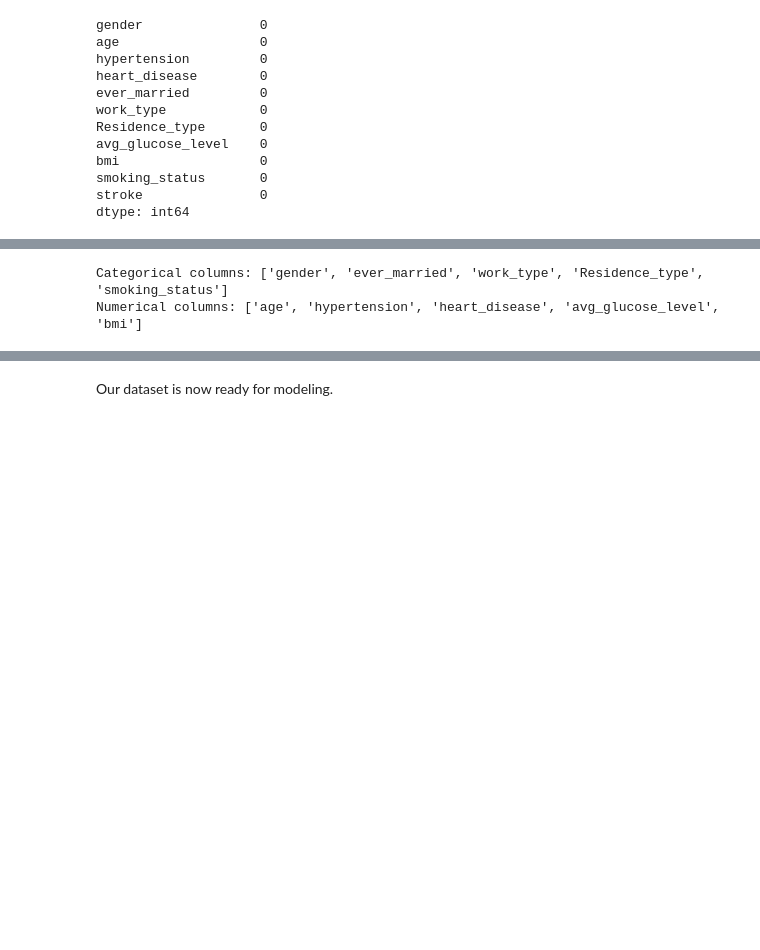
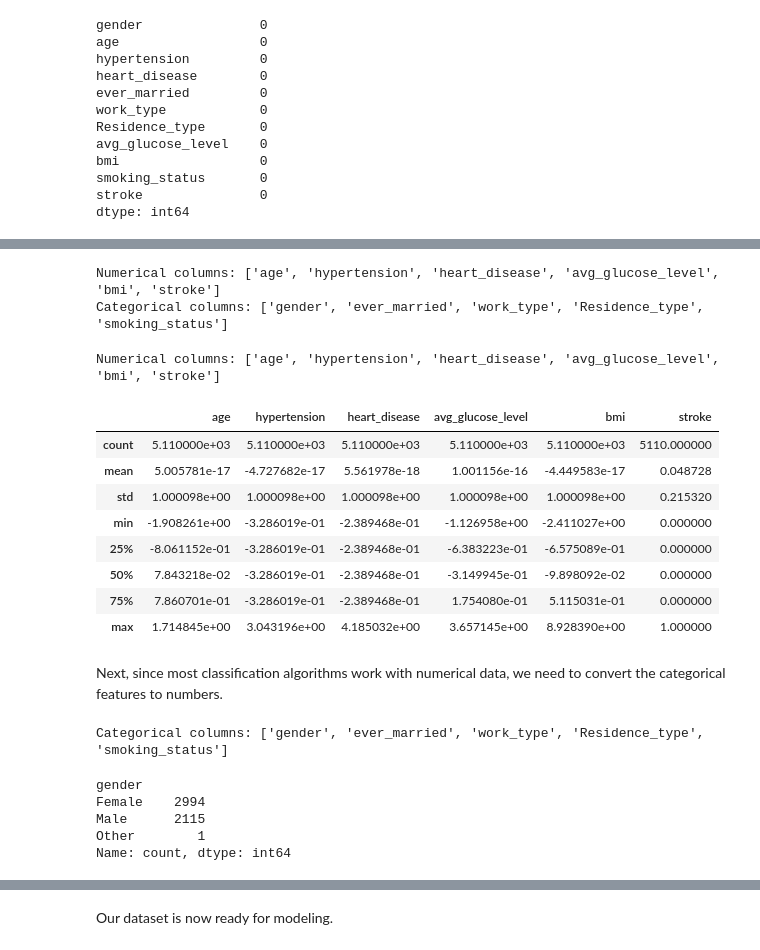
Before and after one commit to kevinwjin/cpsc581, a Jupyter notebook: kevin.ipynb, the cells around one changed output, grey strips where cells are left out. Cells and saved outputs as stored; diff of their text form; code cells hidden in the pictures; blank space fills up the shorter version.

```diff
--- a/kevin.ipynb
+++ b/kevin.ipynb
@@ -135,9 +175,9 @@ Shapiro-Wilk test statistic: 0.9535468320743545 p-value: 6.615876600227794e-37
 A skewness of 1.055 indicates that the distribution of 'bmi' has a tail extending to the right. A kurtosis value of 3.36 (compared to a normal distribution's value of 3) indicates that the distribution has heavier tails and a sharper peak than a normal distribution. Finally, the Shapiro-Wilk test returning a p-value of almost zero indicates that we should reject the null hypothesis that the distribution is normal. In conclusion, there is little doubt that the 'bmi' distribution is skewed, and as such, we should use the **median** to impute its missing values.
 # %%
 # Impute the missing values of 'bmi' with the median of the column
-bmi_median = data_svc['bmi'].median()
-data_svc.fillna({'bmi': bmi_median}, inplace=True)
-data_svc.head()
+bmi_median = data['bmi'].median()
+data.fillna({'bmi': bmi_median}, inplace=True)
+data.head()
 # %% [output]
 |  | gender | age | hypertension | heart_disease | ever_married | work_type | Residence_type | ... |
 | 0 | Male | 67.0 | 0 | 1 | Yes | Private | Urban | ... |
@@ -166,11 +206,44 @@ Since the dataset contains both numerical and categorical features, and since we
 # %%
-# Identify categorical columns and numerical columns
-categorical_cols = data_svc.select_dtypes(include=["object"]).columns.tolist()
-numerical_cols = data_svc.select_dtypes(include=["float64", "int64"]).columns.tolist() #  Remove the target column
-numerical_cols.remove("stroke")
+# Identify categorical and numerical columns
+numerical_cols = data.select_dtypes(include=['int64','float64']).columns.tolist()
+categorical_cols = data.select_dtypes(include=['object']).columns.tolist()
 
+print("Numerical columns:", numerical_cols)
 print("Categorical columns:", categorical_cols)
-print("Numerical columns:", numerical_cols)
 # %% [output]
+Numerical columns: ['age', 'hypertension', 'heart_disease', 'avg_glucose_level', 'bmi', 'stroke']
 Categorical columns: ['gender', 'ever_married', 'work_type', 'Residence_type', 'smoking_status']
-Numerical columns: ['age', 'hypertension', 'heart_disease', 'avg_glucose_level', 'bmi']
+# %%
+# Standardize the numerical columns
+print("Numerical columns:", numerical_cols)
+data[numerical_cols[:-1]] = StandardScaler().fit_transform(data[numerical_cols[:-1]])  # Exclude the target column ("stroke")
+# %% [output]
+Numerical columns: ['age', 'hypertension', 'heart_disease', 'avg_glucose_level', 'bmi', 'stroke']
+# %%
+data.describe()
+# %% [output]
+|  | age | hypertension | heart_disease | avg_glucose_level | bmi | stroke |
+| count | 5.110000e+03 | 5.110000e+03 | 5.110000e+03 | 5.110000e+03 | 5.110000e+03 | 5110.000000 |
+| mean | 5.005781e-17 | -4.727682e-17 | 5.561978e-18 | 1.001156e-16 | -4.449583e-17 | 0.048728 |
+| std | 1.000098e+00 | 1.000098e+00 | 1.000098e+00 | 1.000098e+00 | 1.000098e+00 | 0.215320 |
+| min | -1.908261e+00 | -3.286019e-01 | -2.389468e-01 | -1.126958e+00 | -2.411027e+00 | 0.000000 |
+| 25% | -8.061152e-01 | -3.286019e-01 | -2.389468e-01 | -6.383223e-01 | -6.575089e-01 | 0.000000 |
+| 50% | 7.843218e-02 | -3.286019e-01 | -2.389468e-01 | -3.149945e-01 | -9.898092e-02 | 0.000000 |
+| 75% | 7.860701e-01 | -3.286019e-01 | -2.389468e-01 | 1.754080e-01 | 5.115031e-01 | 0.000000 |
+| max | 1.714845e+00 | 3.043196e+00 | 4.185032e+00 | 3.657145e+00 | 8.928390e+00 | 1.000000 |
+# %% [markdown]
+Next, since most classification algorithms work with numerical data, we need to convert the categorical features to numbers.
+# %%
+# Remind ourselves of the categorical columns
+print("Categorical columns:", categorical_cols)
+# %% [output]
+Categorical columns: ['gender', 'ever_married', 'work_type', 'Residence_type', 'smoking_status']
+# %%
+# Examine the gender column
+data.gender.value_counts()
+# %% [output]
+gender
+Female    2994
+Male      2115
+Other        1
+Name: count, dtype: int64
```
Also changed, not shown: parts of 48 cells of this notebook.
